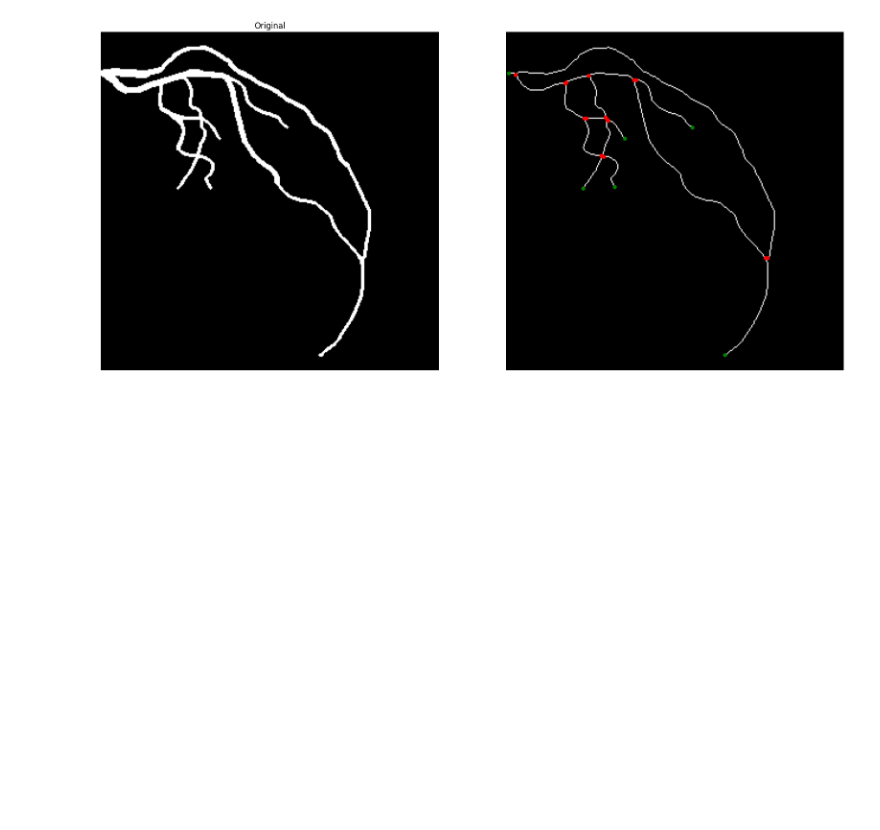
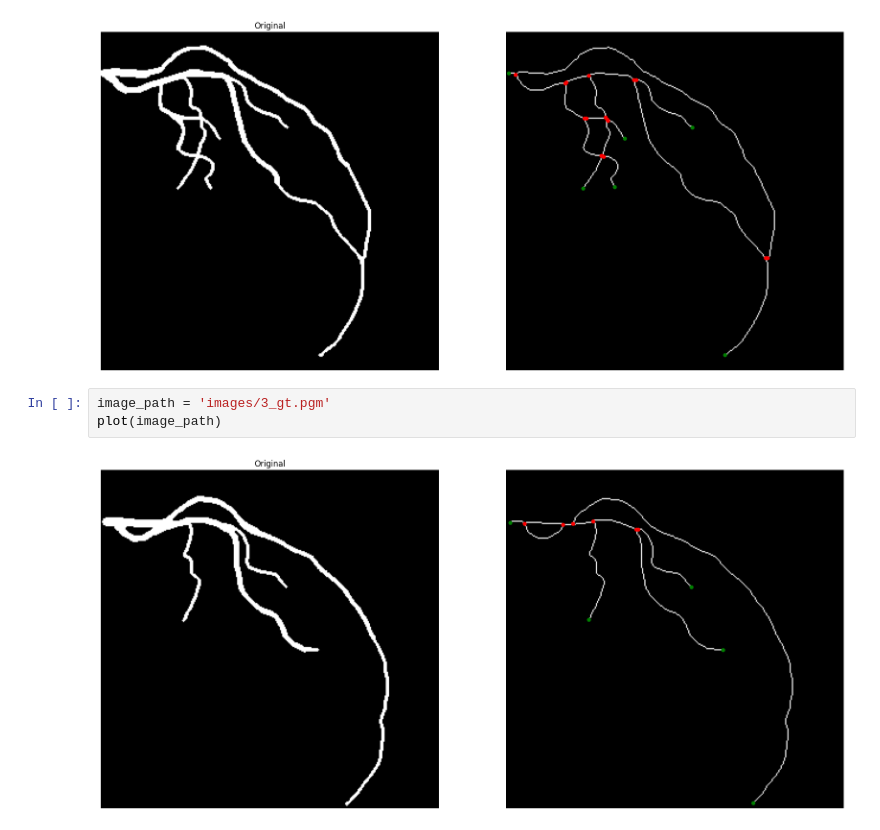
Before and after one commit to MGonza20/Proyecto01_VC_UVG, a Jupyter notebook: Problema02.ipynb, the cells around one changed output. Cells and saved outputs as stored; diff of their text form; blank space fills up the shorter version.

Commit message:
Plot 3 gt

```diff
--- a/Problema02.ipynb
+++ b/Problema02.ipynb
@@ -236,3 +236,8 @@ image_path = 'images/2_gt.pgm'
 plot(image_path)
 # %% [output]
 [figure]
+# %%
+image_path = 'images/3_gt.pgm'
+plot(image_path)
+# %% [output]
+[figure, added]
```
